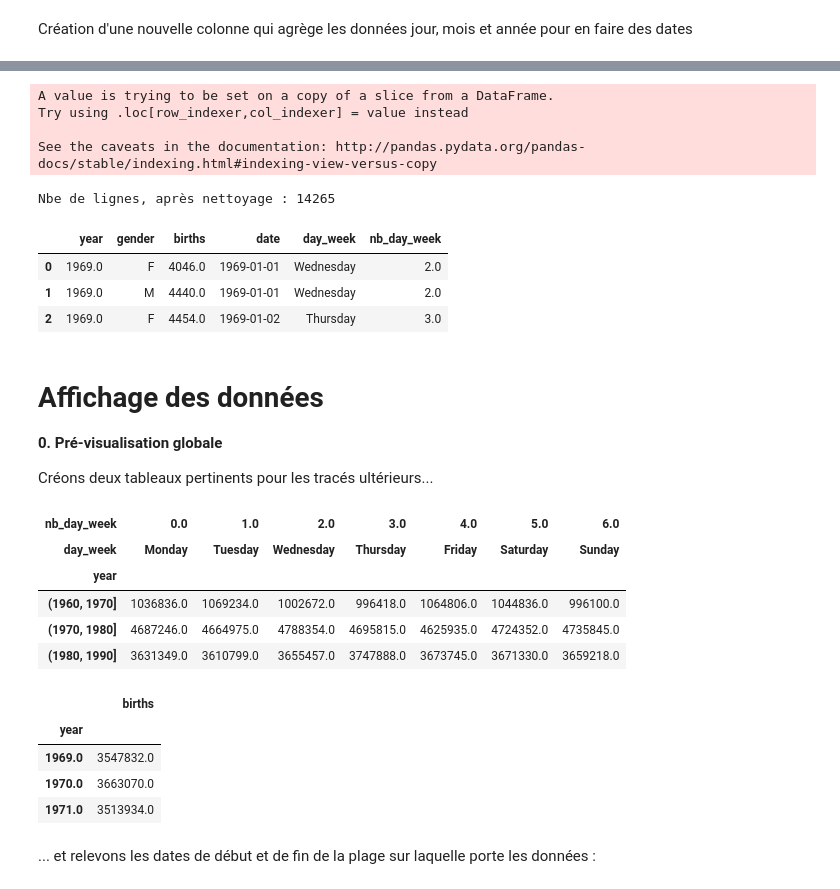
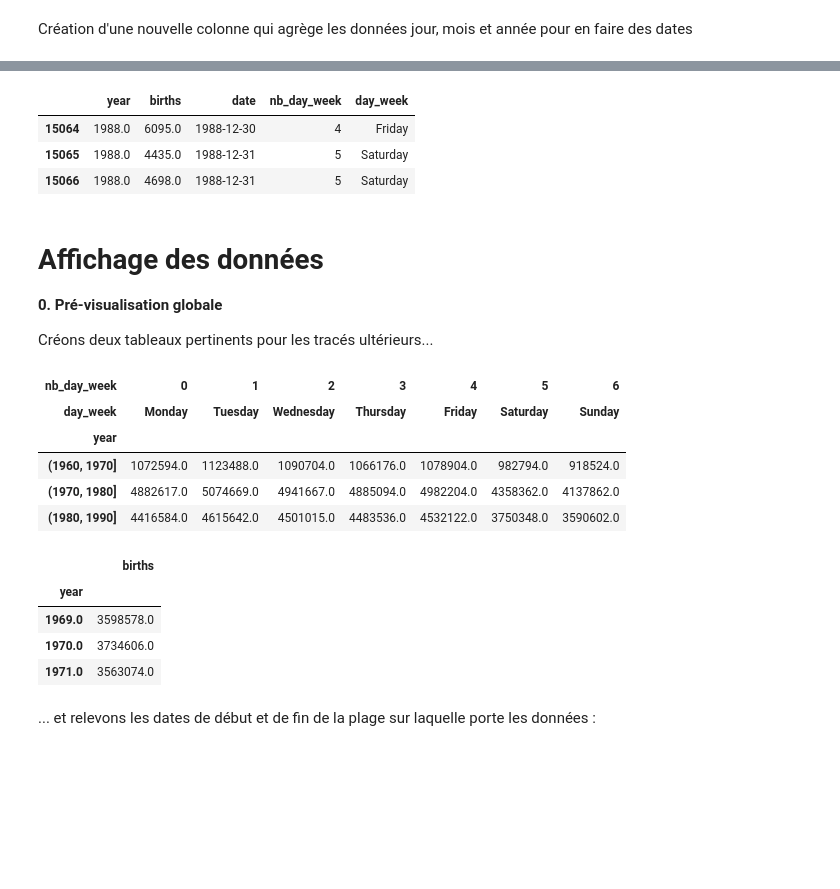
Before and after one commit to SmellyArmure/04-Jupyter, a Jupyter notebook: Exo-CartesVoeux/Exo-CartesVoeux.ipynb, the cells around one changed output, grey strips where cells are left out. Cells and saved outputs as stored; diff of their text form; code cells hidden in the pictures; blank space fills up the shorter version.

```diff
--- a/Exo-CartesVoeux/Exo-CartesVoeux.ipynb
+++ b/Exo-CartesVoeux/Exo-CartesVoeux.ipynb
@@ -79,9 +89,13 @@ Création d'une nouvelle colonne qui agrège les données jour, mois et année p
 # Crée une dataframe temporaire contenant les données pour former les dates
 date_df = pd.DataFrame({'year':birth_df2.year.values.astype(int),\
                         'month':birth_df2.month.values.astype(int),\
-                        'day':birth_df2.day.values.astype(int)})
-# type "Series", qui contiendra la nouvelle colonne à ajouter
-date_ser = pd.to_datetime(date_df,errors='coerce')
+                        'day':birth_df2.day.values.astype(int)}, index = birth_df2.index)
 
-#birth_df3 = birth_df2.drop(columns = ["month", "day"], inplace=False) # retrait des colonnes jour et mois
-birth_df3["date"] = date_ser  # ajout de la nouvelle colonne
+
+
+# ajout d'une nouvelle colonne indiquant la date au format timestamp
+birth_df3 = birth_df2.drop(columns = ["gender", "month", "day"], inplace=False) # retrait des colonnes inutiles
+birth_df3["date"] = pd.Series(pd.to_datetime(date_df,errors='coerce')) # ajout de la nouvelle colonne
+
+# affichage des trois premières cellules de la nouvelle dataframe
+birth_df3.tail(3)
@@ -114,28 +133,21 @@ Name: 120, dtype: object
-# %%
-# ajout d'une nouvelle colonne indiquant le nom du jour de naissance
-
-day_week = [calendar.day_name[birth_df4.iloc[i].date.weekday()] for i in range(birth_df4.index.size)]
-nb_day_week = [birth_df4.iloc[i].date.weekday() for i in range(birth_df4.index.size)]
-
-day_week_ser = pd.Series(day_week)
-nb_day_week_ser = pd.Series(nb_day_week)
-birth_df4["day_week"] = day_week_ser
-#birth_df4["nb_day_week"] = nb_day_week_ser
-# %% [output]
-A value is trying to be set on a copy of a slice from a DataFrame.
-Try using .loc[row_indexer,col_indexer] = value instead
-
-See the caveats in the documentation: http://pandas.pydata.org/pandas-docs/stable/indexing.html#indexing-view-versus-copy
-# %%
-# nbe de lignes après triage
-print("Nbe de lignes, après nettoyage :", birth_df4.index.size)
-birth_df4.head(3)
-# %% [output]
-Nbe de lignes, après nettoyage : 14265
-|  | year | gender | births | date | day_week | nb_day_week |
-| 0 | 1969.0 | F | 4046.0 | 1969-01-01 | Wednesday | 2.0 |
-| 1 | 1969.0 | M | 4440.0 | 1969-01-01 | Wednesday | 2.0 |
-| 2 | 1969.0 | F | 4454.0 | 1969-01-02 | Thursday | 3.0 |
+# %%
+# ajout d'une nouvelle colonne indiquant le numéro (utile par la suite pour l'ordre de l'affichage des jours dans les graphes) et le nom du jour de naissance
+
+ind = birth_df4.index
+nb_day_week = [birth_df4.date.loc[i].weekday() for i in ind]
+day_week = [calendar.day_name[birth_df4.date.loc[i].weekday()] for i in ind]
+nb_day_week_ser = pd.Series(nb_day_week,index = ind)
+day_week_ser = pd.Series(day_week,index = ind)
+new_df = pd.DataFrame({'nb_day_week': nb_day_week_ser, 'day_week': day_week_ser})
+
+birth_df5 = pd.concat([birth_df4,new_df], axis=1)
+
+birth_df5.tail(3)
+# %% [output]
+|  | year | births | date | nb_day_week | day_week |
+| 15064 | 1988.0 | 6095.0 | 1988-12-30 | 4 | Friday |
+| 15065 | 1988.0 | 4435.0 | 1988-12-31 | 5 | Saturday |
+| 15066 | 1988.0 | 4698.0 | 1988-12-31 | 5 | Saturday |
 # %% [markdown]
 # Affichage des données
 
@@ -144,28 +156,28 @@ __0. Pré-visualisation globale__
 Créons deux tableaux pertinents pour les tracés ultérieurs...
 # %%
 # Tableau dynamique du nombre de naissances en fonction du jour de la semaine pour les trois décennies
-masque = pd.cut(birth_df3['year'], np.array([1960,1970,1980,1990]))
+masque = pd.cut(birth_df5['year'], np.array([1960,1970,1980,1990]))
 
-birth_pt = birth_df3.pivot_table('births', index = [masque], columns = ['nb_day_week', 'day_week'], aggfunc = "sum")
+birth_pt0 = birth_df5.pivot_table('births', index = [masque], columns = ['nb_day_week', 'day_week'], aggfunc = "sum")
 #dftest = birth_df3.reindex(birth_pt['day_week'].sort_values(by=2012, ascending=False).index)
-birth_pt
+birth_pt0
 # %% [output]
-| nb_day_week | 0.0 | 1.0 | 2.0 | 3.0 | 4.0 | 5.0 | 6.0 |
+| nb_day_week | 0 | 1 | 2 | 3 | 4 | 5 | 6 |
 | day_week | Monday | Tuesday | Wednesday | Thursday | Friday | Saturday | Sunday |
 | year |  |  |  |  |  |  |  |
-| (1960, 1970] | 1036836.0 | 1069234.0 | 1002672.0 | 996418.0 | 1064806.0 | 1044836.0 | 996100.0 |
-| (1970, 1980] | 4687246.0 | 4664975.0 | 4788354.0 | 4695815.0 | 4625935.0 | 4724352.0 | 4735845.0 |
-| (1980, 1990] | 3631349.0 | 3610799.0 | 3655457.0 | 3747888.0 | 3673745.0 | 3671330.0 | 3659218.0 |
+| (1960, 1970] | 1072594.0 | 1123488.0 | 1090704.0 | 1066176.0 | 1078904.0 | 982794.0 | 918524.0 |
+| (1970, 1980] | 4882617.0 | 5074669.0 | 4941667.0 | 4885094.0 | 4982204.0 | 4358362.0 | 4137862.0 |
+| (1980, 1990] | 4416584.0 | 4615642.0 | 4501015.0 | 4483536.0 | 4532122.0 | 3750348.0 | 3590602.0 |
 # %%
 # tableau dynamique du nombre de naissances par année
-birth_pt1 = birth_df3.pivot_table('births', index = 'year', aggfunc = "sum")
+birth_pt1 = birth_df5.pivot_table('births', index = 'year', aggfunc = "sum")
 birth_pt1.head(3)
 # %% [output]
 |  | births |
 | year |  |
-| 1969.0 | 3547832.0 |
-| 1970.0 | 3663070.0 |
-| 1971.0 | 3513934.0 |
+| 1969.0 | 3598578.0 |
+| 1970.0 | 3734606.0 |
+| 1971.0 | 3563074.0 |
 # %% [markdown]
 ... et relevons les dates de début et de fin de la plage sur laquelle porte les données :
 # %%
```
Also changed, not shown: parts of 11 cells of this notebook.
